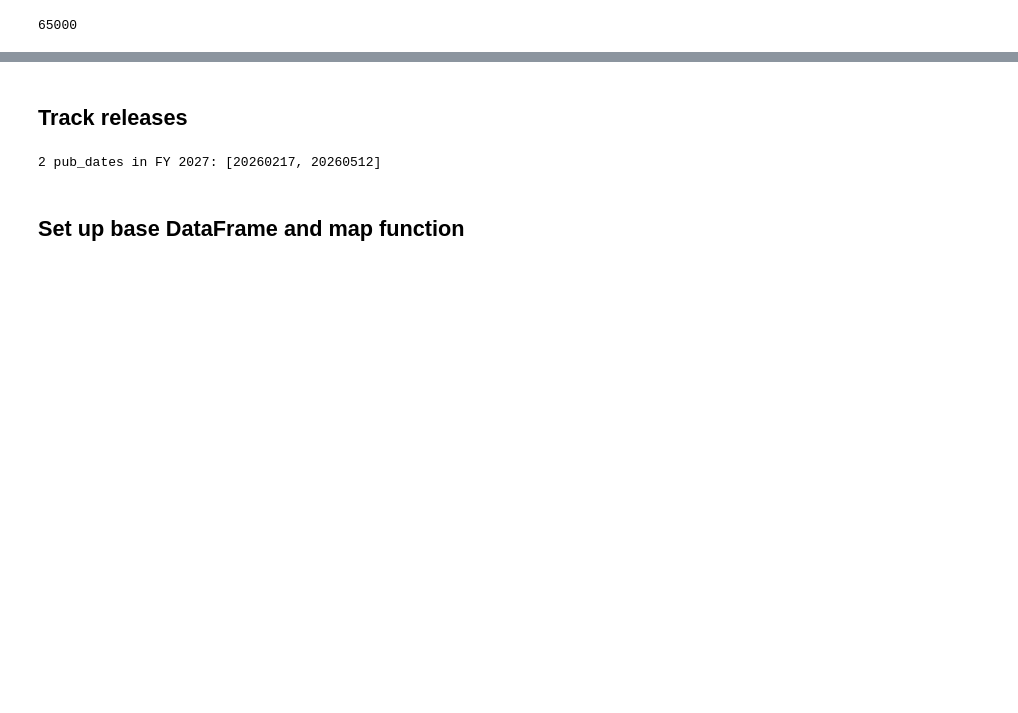
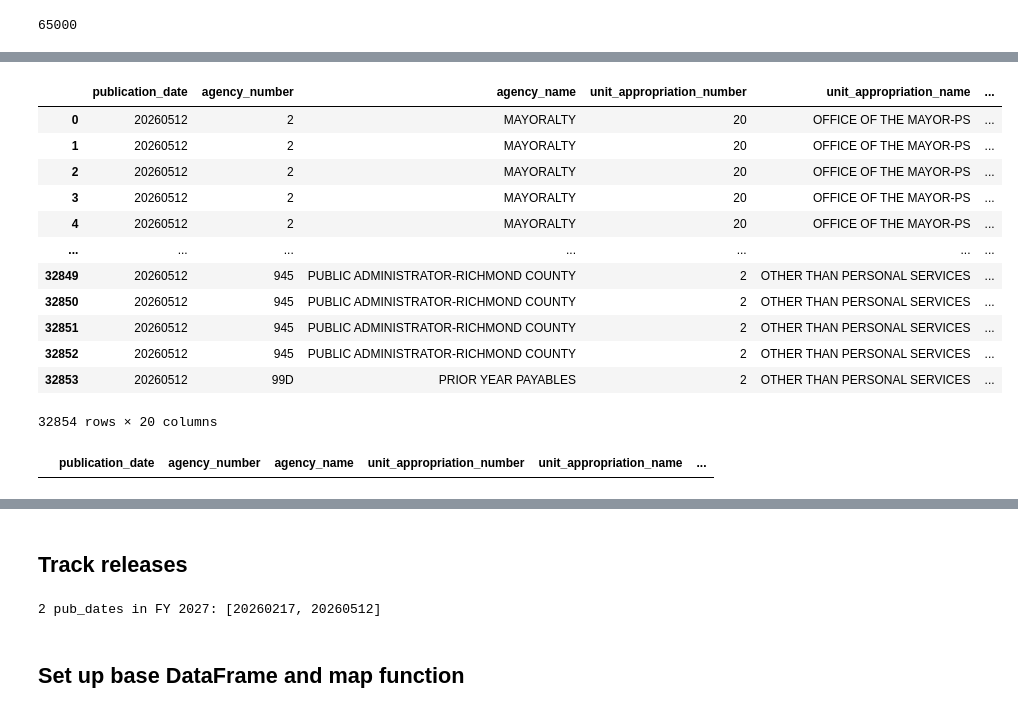
Before and after one commit to vHepp/nyc-budget-compare, a Jupyter notebook: Python/apiv3.ipynb, the cells around one changed output, grey strips where cells are left out. Drawn from its saved outputs; the diff is of its cells as text; code cells hidden in the pictures; blank space fills up the shorter version.

```diff
--- a/Python/apiv3.ipynb
+++ b/Python/apiv3.ipynb
@@ -282,0 +348,30 @@ df
+# %%
+# 1. Left join with indicator=True
+merged = df_pivot.merge(master_2027_df_exec, on=[
+    'publication_date', 'agency_number', 'agency_name',
+       'unit_appropriation_number', 'unit_appropriation_name',
+       'responsibility_center_code', 'responsibility_center_name',
+       'budget_code_number', 'budget_code_name', 'object_class_number',
+       'object_class_name', 'object_code', 'object_code_name',
+    ], how='outer', indicator=True)
+
+
+merged
+# %% [output]
+|  | publication_date | agency_number | agency_name | unit_appropriation_number | unit_appropriation_name | ... |
+| 0 | 20260512 | 2 | MAYORALTY | 20 | OFFICE OF THE MAYOR-PS | ... |
+| 1 | 20260512 | 2 | MAYORALTY | 20 | OFFICE OF THE MAYOR-PS | ... |
+| 2 | 20260512 | 2 | MAYORALTY | 20 | OFFICE OF THE MAYOR-PS | ... |
+| 3 | 20260512 | 2 | MAYORALTY | 20 | OFFICE OF THE MAYOR-PS | ... |
+| 4 | 20260512 | 2 | MAYORALTY | 20 | OFFICE OF THE MAYOR-PS | ... |
+| ... | ... | ... | ... | ... | ... | ... |
+| 32849 | 20260512 | 945 | PUBLIC ADMINISTRATOR-RICHMOND COUNTY | 2 | OTHER THAN PERSONAL SERVICES | ... |
+| 32850 | 20260512 | 945 | PUBLIC ADMINISTRATOR-RICHMOND COUNTY | 2 | OTHER THAN PERSONAL SERVICES | ... |
+| 32851 | 20260512 | 945 | PUBLIC ADMINISTRATOR-RICHMOND COUNTY | 2 | OTHER THAN PERSONAL SERVICES | ... |
+| 32852 | 20260512 | 945 | PUBLIC ADMINISTRATOR-RICHMOND COUNTY | 2 | OTHER THAN PERSONAL SERVICES | ... |
+| 32853 | 20260512 | 99D | PRIOR YEAR PAYABLES | 2 | OTHER THAN PERSONAL SERVICES | ... |
+32854 rows × 20 columns
+# %%
+merged[(merged["adopted_budget_amount"] != merged["sum_of_adopted_budget_amount"]) | (merged["current_modified_budget_amount"] != merged["sum_of_current_modified_budget_amount"]) | (merged["financial_plan_amount"] != merged["sum_of_financial_plan_amount"])]
+# %% [output]
+|  | publication_date | agency_number | agency_name | unit_appropriation_number | unit_appropriation_name | ... |
```
Also changed, not shown: parts of 37 cells of this notebook, 6 other files.
